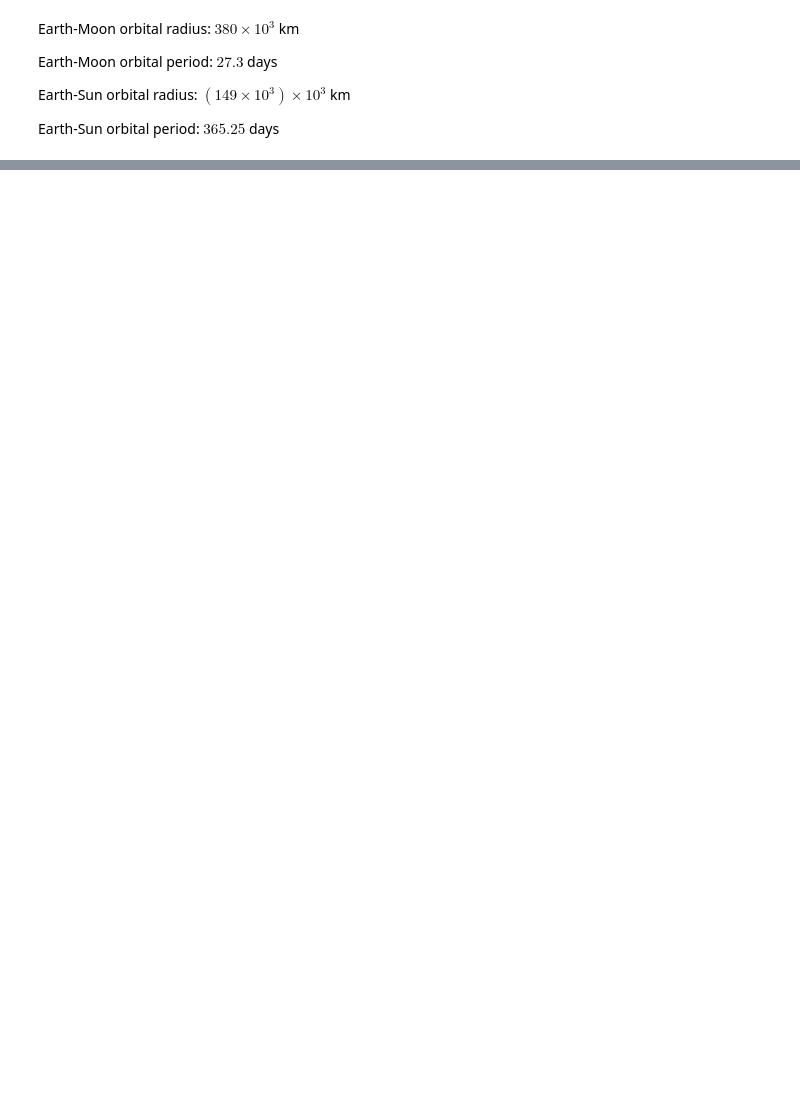
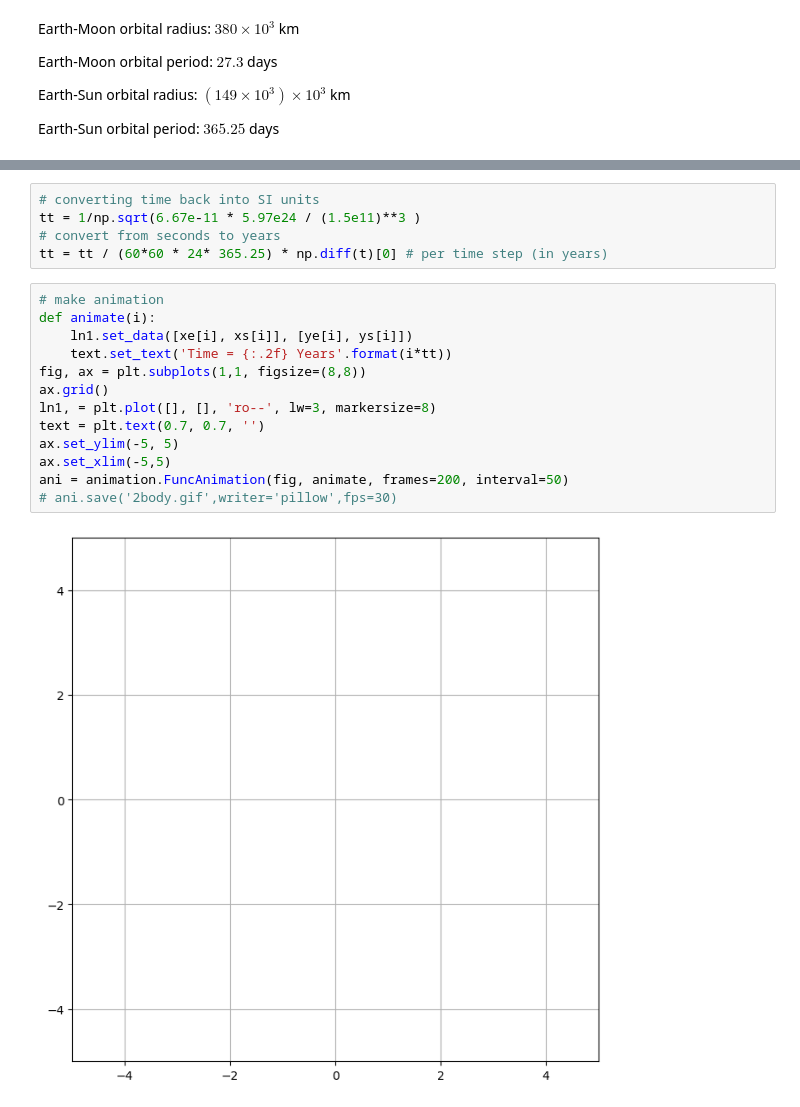
Before and after one commit to Sealbatter/Sun-Earth-Moon-system, a Jupyter notebook: Sun-Earth-Moon.ipynb, the cells around one changed output, grey strips where cells are left out. Saved outputs shown, nothing was run; the diff lists cells and outputs as text; blank space fills up the shorter version.

```diff
--- a/Sun-Earth-Moon.ipynb
+++ b/Sun-Earth-Moon.ipynb
@@ -124,0 +259,20 @@ Earth-Sun orbital period: $365.25$ days
+# %%
+# converting time back into SI units
+tt = 1/np.sqrt(6.67e-11 * 5.97e24 / (1.5e11)**3 )
+# convert from seconds to years
+tt = tt / (60*60 * 24* 365.25) * np.diff(t)[0] # per time step (in years)
+# %%
+# make animation
+def animate(i):
+    ln1.set_data([xe[i], xs[i]], [ye[i], ys[i]])
+    text.set_text('Time = {:.2f} Years'.format(i*tt))
+fig, ax = plt.subplots(1,1, figsize=(8,8))
+ax.grid()
+ln1, = plt.plot([], [], 'ro--', lw=3, markersize=8)
+text = plt.text(0.7, 0.7, '')
+ax.set_ylim(-5, 5)
+ax.set_xlim(-5,5)
+ani = animation.FuncAnimation(fig, animate, frames=200, interval=50)
+# ani.save('2body.gif',writer='pillow',fps=30)
+# %% [output]
+[figure, added]
```
Also changed, not shown: parts of 11 cells of this notebook, 2 other files.
